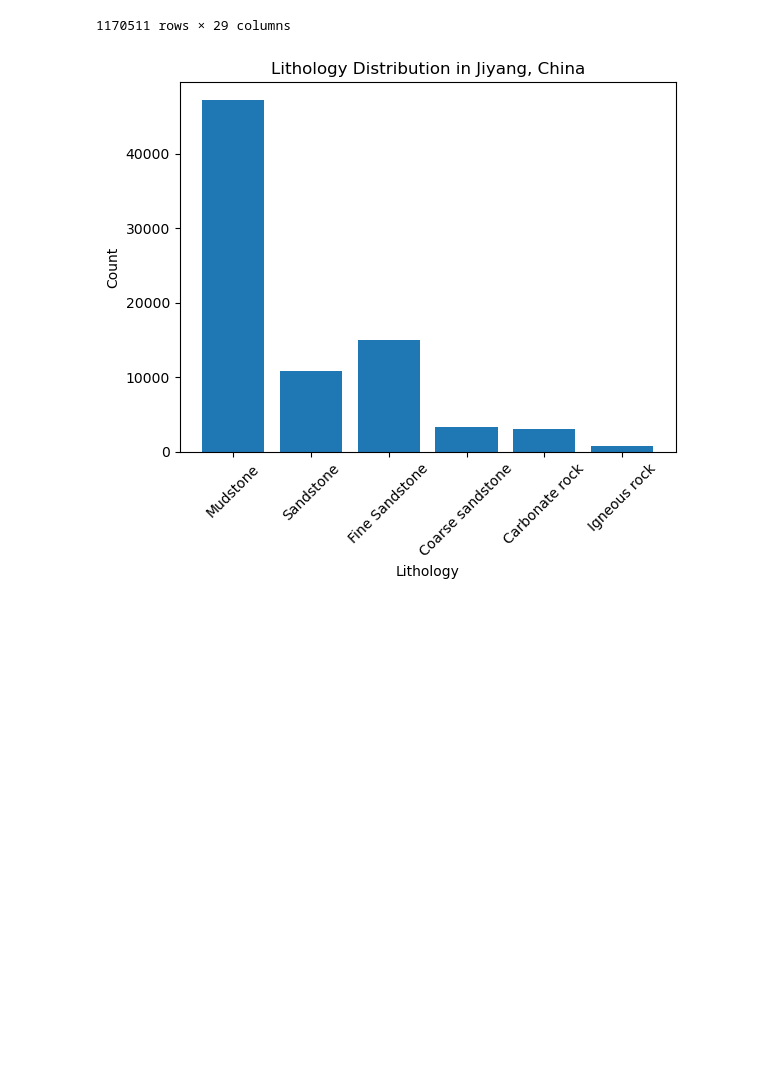
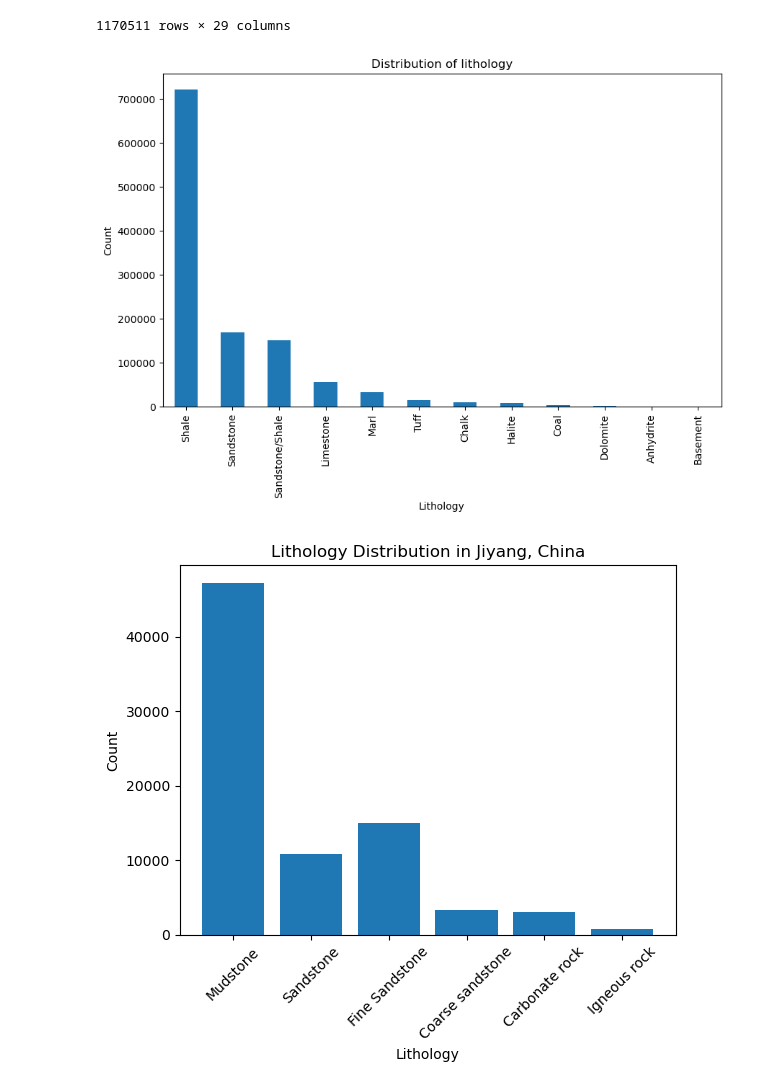
Before and after one commit to hyonbokan/lithology-identification-fl, a Jupyter notebook: data_trasform/graben_jiyang_comparison.ipynb, the cells around one changed output. Saved outputs shown, nothing was run; the diff lists cells and outputs as text; code cells hidden in the pictures; blank space fills up the shorter version.

```diff
--- a/data_trasform/graben_jiyang_comparison.ipynb
+++ b/data_trasform/graben_jiyang_comparison.ipynb
@@ -18,6 +18,30 @@ df_northsea
 | 1170509 | 7/1-2 S | 3169.7684 | NaN | NaN | NaN | VESTLAND GP. | Bryne Fm. | 8.313779 | NaN | NaN | ... | ... |
 | 1170510 | 7/1-2 S | 3169.9204 | NaN | NaN | NaN | VESTLAND GP. | Bryne Fm. | 8.294910 | NaN | NaN | ... | ... |
 1170511 rows × 29 columns
+# %%
+lithology_labels = {30000: 'Sandstone',
+                 65030: 'Sandstone/Shale',
+                 65000: 'Shale',
+                 80000: 'Marl',
+                 74000: 'Dolomite',
+                 70000: 'Limestone',
+                 70032: 'Chalk',
+                 88000: 'Halite',
+                 86000: 'Anhydrite',
+                 99000: 'Tuff',
+                 90000: 'Coal',
+                 93000: 'Basement'}
+
+df_northsea['Lithology'] = df_northsea['FORCE_2020_LITHOFACIES_LITHOLOGY'].map(lithology_labels)
+# %%
+plt.figure(figsize=(10, 6))
+df_northsea['Lithology'].value_counts().plot(kind='bar')
+plt.title('Distribution of lithology')
+plt.xlabel('Lithology')
+plt.ylabel('Count')
+plt.show()
+# %% [output]
+[figure, added]
 # %%
 jiyang_lithology = {
     'Mudstone': 36411 + 10829,
```
Also changed, not shown: 15 other files.
